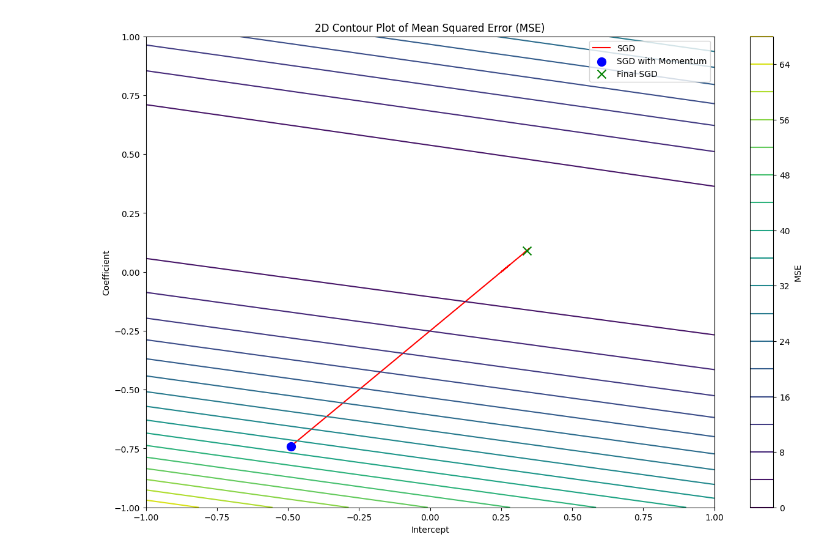
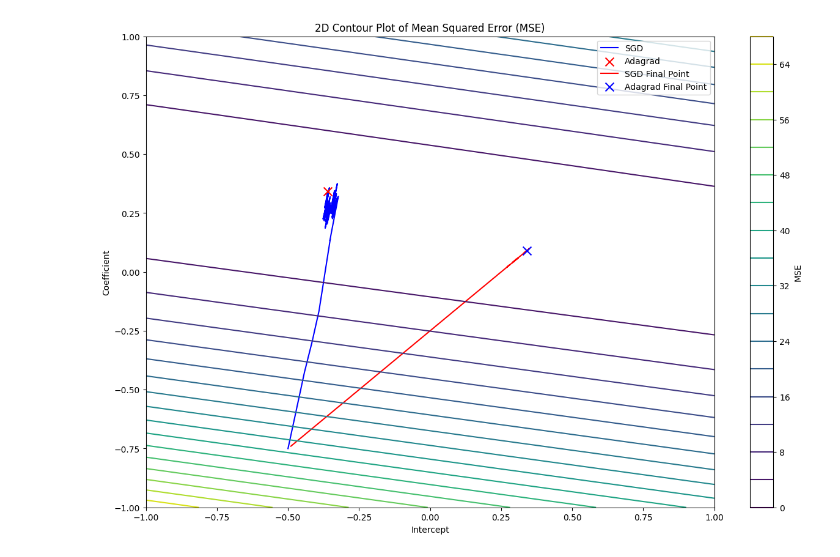
Before and after one commit to bsraya/optimization-algorithms, a Jupyter notebook: adagrad.ipynb, the cells around one changed output. Cells and saved outputs as stored; diff of their text form; code cells hidden in the pictures.

```diff
--- a/adagrad.ipynb
+++ b/adagrad.ipynb
@@ -16,6 +16,30 @@ species_names = [species_map[i] for i in target]
 # %%
 def predict(intercept, coefficient, x):
   return intercept + coefficient * x
+# %%
+def sgd(x, y, df, epochs=100, alpha = 0.01):
+    intercept, coefficient, mse = -0.5, -0.75, 0.0
+    index = np.random.randint(0, len(x))
+    prediction = predict(intercept, coefficient, x[index])
+    mse = ((prediction - y[index]) ** 2) / 2
+    df.loc[0] = [intercept, coefficient, mse]
+
+    for i in range(1, epochs):
+        # get random index
+        index = np.random.randint(0, len(x))
+        # get random x and y
+        x_i, y_i = x[index], y[index]
+        # get prediction
+        prediction = predict(intercept, coefficient, x_i)
+        b0_error = prediction - y_i
+        b1_error = (prediction - y_i) * x_i
+
+        intercept = intercept - alpha * b0_error
+        coefficient = coefficient - alpha * b1_error
+
+        mse = ((prediction - y_i) ** 2) / 2
+        df.loc[i] = [intercept, coefficient, mse]
+    return df
 # %%
 def adagrad(x, y, df, epochs = 100, learning_rate = 0.01, eps=1e-8):
     intercept, coefficient = -0.5, -0.75
@@ -58,35 +64,40 @@ adagrad_loss_df.tail()
+# %%
+sgd_columns = ['intercept', 'coefficient', 'mse']
+sgd_loss_df = pd.DataFrame(columns=sgd_columns)
+sgd_loss_df = sgd(sepal_length, petal_width, sgd_loss_df)
 # %%
 intercept_range = np.linspace(-1.0 , 1.0, 150)
 coefficient_range = np.linspace(-1.0, 1.0, 150)
 intercept_grid, coefficient_grid = np.meshgrid(intercept_range, coefficient_range)
 
 mse_grid = np.zeros_like(intercept_grid)
 
 for i in range(len(intercept_range)):
     for j in range(len(coefficient_range)):
         # Get current intercept and coefficient values
         intercept = intercept_grid[i, j]
         coefficient = coefficient_grid[i, j]
 
         # Calculate predicted values using the current intercept and coefficient
         y_pred = intercept + coefficient * sepal_length.squeeze()
 
         # Calculate MSE (Mean Squared Error)
         mse = np.mean((y_pred - petal_width)**2)
 
         # Store MSE in the corresponding grid position
         mse_grid[i, j] = mse
 
 plt.figure(figsize=(15, 10))
 contour = plt.contour(intercept_grid, coefficient_grid, mse_grid, levels=20, cmap='viridis')
 plt.colorbar(contour, label='MSE')
+plt.plot(sgd_loss_df['intercept'], sgd_loss_df['coefficient'], color='b', zorder=1)
+plt.scatter(sgd_loss_df.loc[len(sgd_loss_df)-1, 'intercept'], sgd_loss_df.loc[len(sgd_loss_df)-1, 'coefficient'], color='red', marker='x', s=100, zorder=2)
 plt.plot(adagrad_loss_df['intercept'], adagrad_loss_df['coefficient'], color='r', zorder=1)
-plt.scatter(adagrad_loss_df.loc[0, 'intercept'], adagrad_loss_df.loc[0, 'coefficient'], color='blue', marker='o', s=100, zorder=2)
-plt.scatter(adagrad_loss_df.loc[len(adagrad_loss_df)-1, 'intercept'], adagrad_loss_df.loc[len(adagrad_loss_df)-1, 'coefficient'], color='green', marker='x', s=100, zorder=2)
+plt.scatter(adagrad_loss_df.loc[len(adagrad_loss_df)-1, 'intercept'], adagrad_loss_df.loc[len(adagrad_loss_df)-1, 'coefficient'], color='blue', marker='x', s=100, zorder=2)
 plt.xlabel('Intercept')
 plt.ylabel('Coefficient')
 plt.title('2D Contour Plot of Mean Squared Error (MSE)')
-plt.legend(['SGD', 'SGD with Momentum', 'Final SGD', 'Final SGD with Momentum'])
+plt.legend(['SGD', 'Adagrad', 'SGD Final Point', 'Adagrad Final Point'])
 plt.show()
 # %% [output]
-[figure, old version]
+[figure, new version]
```
Also changed, not shown: parts of 2 cells of this notebook, 2 other files.
